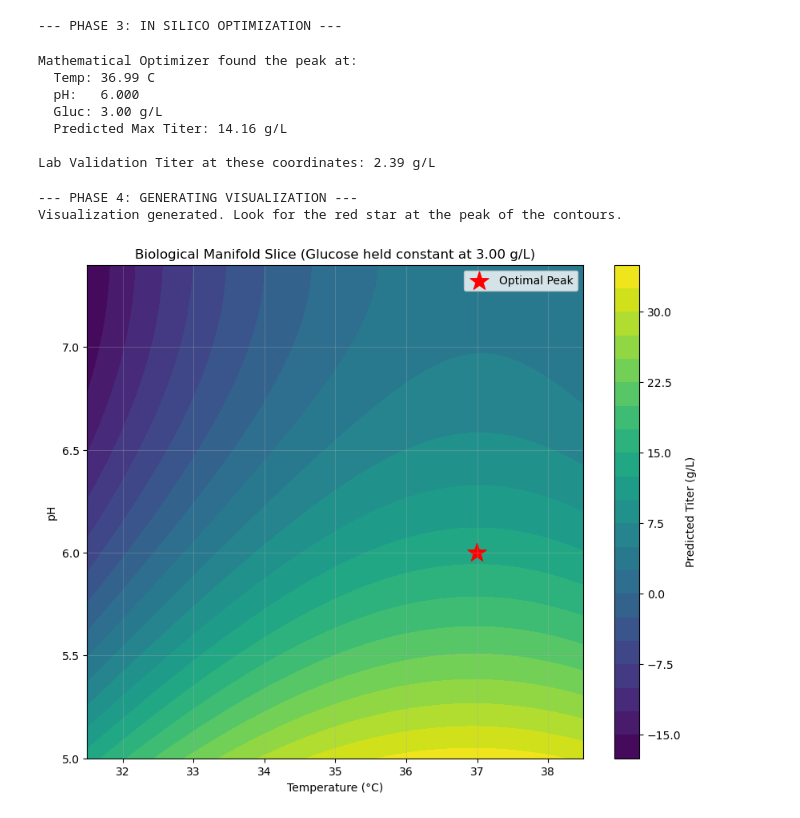
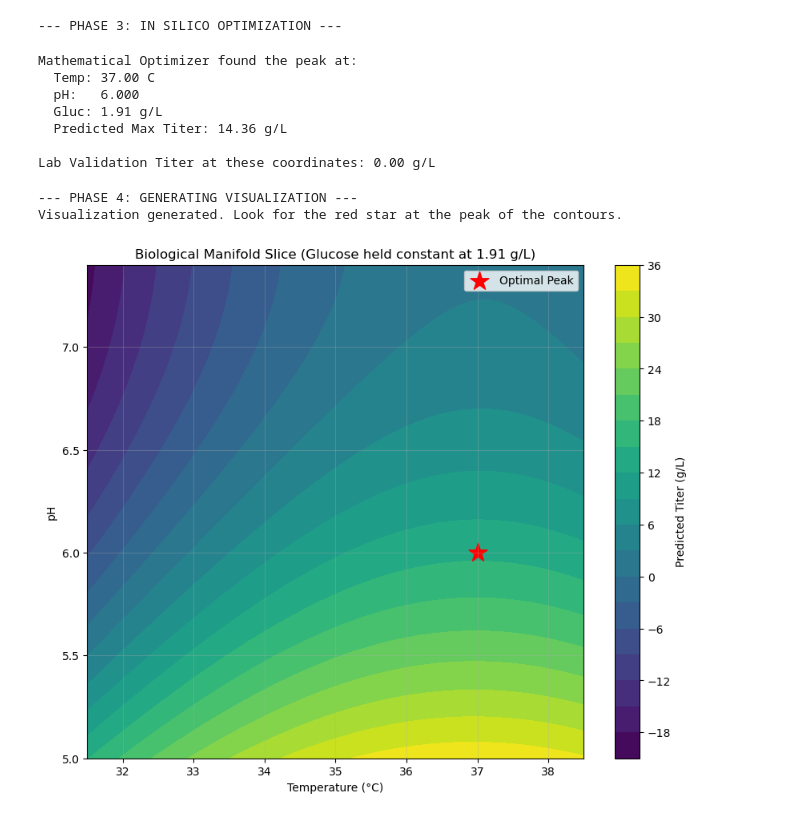
Before and after one commit to Efrazar/in-silico-bioprocess-optimization, a Jupyter notebook: notebooks/1_DoE_Bioprocess_Simulation.ipynb, the cells around one changed output. Cells and saved outputs as stored; diff of their text form; code cells hidden in the pictures.

```diff
--- a/notebooks/1_DoE_Bioprocess_Simulation.ipynb
+++ b/notebooks/1_DoE_Bioprocess_Simulation.ipynb
@@ -226,7 +226,7 @@ def synthetic_objective_function(x_input):
 initial_guess = [35.0, 7.0, 5.0]
 
 # Bounds to ensure the math doesn't suggest impossible biology (e.g., pH 14)
-bounds = [(31.0, 39.0), (6.0, 8.5), (3.0, 8.0)]
+bounds = [(31.0, 39.0), (6.0, 8.5), (1.0, 8.0)]
 
 # Run the optimization algorithm (L-BFGS-B is great for bounded problems)
 result = minimize(synthetic_objective_function, initial_guess, bounds=bounds, method='L-BFGS-B')
@@ -246,12 +246,12 @@ actual_titer = true_bioreactor(validation_run)[0]
 print(f"\nLab Validation Titer at these coordinates: {actual_titer:.2f} g/L")
 # %% [output]
 Mathematical Optimizer found the peak at:
-  Temp: 36.99 C
+  Temp: 37.00 C
   pH:   6.000
-  Gluc: 3.00 g/L
-  Predicted Max Titer: 14.16 g/L
+  Gluc: 1.91 g/L
+  Predicted Max Titer: 14.36 g/L
 
-Lab Validation Titer at these coordinates: 2.39 g/L
+Lab Validation Titer at these coordinates: 0.00 g/L
 # %%
 import matplotlib.pyplot as plt
 import numpy as np
@@ -279,32 +279,32 @@ X_slice_3D = np.column_stack((
 
 # 4. Use the trained "White Box" pipeline to predict titers across the slice
 # Note: These variable names 'poly' and 'quadratic_model' must exist from previous cells
-X_slice_poly = poly.transform(X_slice_3D)
+X_slice_poly = poly.transform(X_slice_3D)Then tell me here, and I’ll check which repos I can see. While you do that, here are three questions to think about:
 y_slice_pred = quadratic_model.predict(X_slice_poly)
 
 # 5. Reshape the predictions back into the grid shape for plotting
 Titer_grid = y_slice_pred.reshape(T_grid.shape)
 
 # 6. Generate the Plot
 plt.figure(figsize=(10, 8))
 
 # Create color-filled contours (The manifold surface)
 contour = plt.contourf(T_grid, P_grid, Titer_grid, levels=20, cmap='viridis')
 plt.colorbar(contour, label='Predicted Titer (g/L)')
 
 # Mark the mathematical optimum we found with a red star
 plt.scatter(best_temp, best_ph, color='red', marker='*', s=300, label='Optimal Peak')
 
 # Add context
 plt.title(f'Biological Manifold Slice (Glucose held constant at {best_gluc:.2f} g/L)')
 plt.xlabel('Temperature (°C)')
 plt.ylabel('pH')
 plt.grid(alpha=0.3)
 plt.legend()
 
 print("Visualization generated. Look for the red star at the peak of the contours.")
 plt.show()
 # %% [output]
 --- PHASE 4: GENERATING VISUALIZATION ---
 Visualization generated. Look for the red star at the peak of the contours.
-[figure, old version]
+[figure, new version]
```
